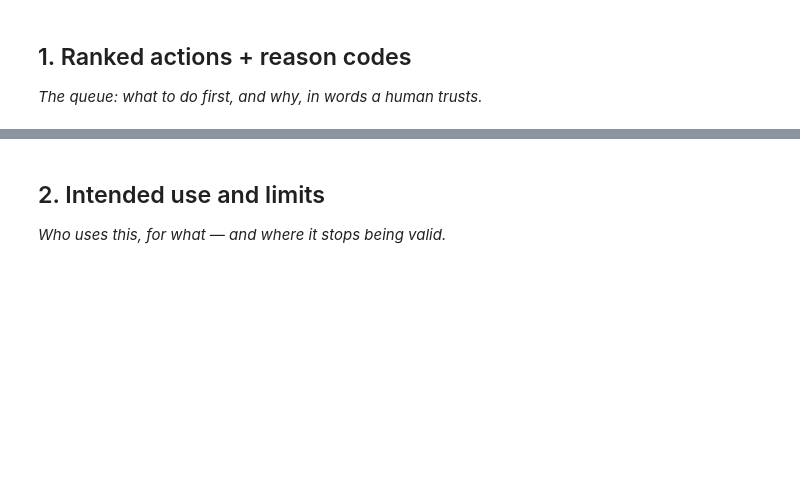
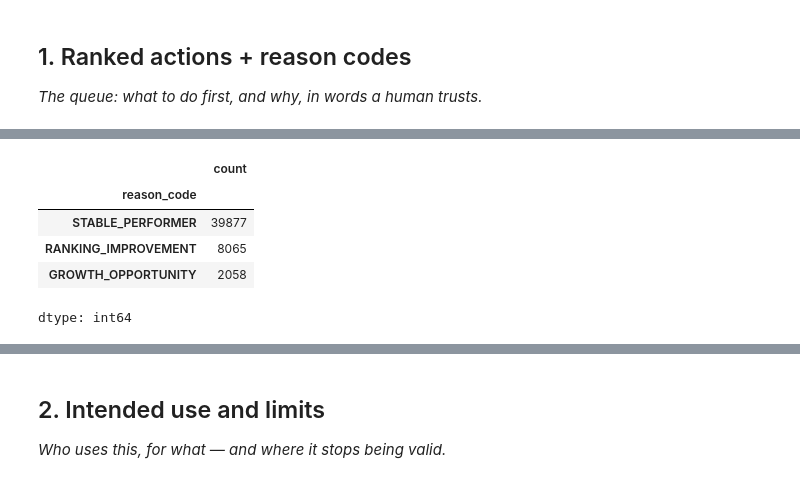
Before and after one commit to jawad66108/flyrank_ML_internship, a Jupyter notebook: work/notebooks/w07_action_playbook.ipynb, the cells around one changed output, grey strips where cells are left out. Cells and saved outputs as stored; diff of their text form; code cells hidden in the pictures; blank space fills up the shorter version.

```diff
--- a/work/notebooks/w07_action_playbook.ipynb
+++ b/work/notebooks/w07_action_playbook.ipynb
@@ -15,0 +103,41 @@ This skeleton is yours to fill. Work the sections **in order** — each one has
+# %%
+df["report_date"] = pd.to_datetime(df["report_date"])
+
+
+df["ctr"] = (
+    df["gsc_clicks"] /
+    (df["gsc_impressions"] + 1)
+)
+
+
+high_imp = df["gsc_impressions"].quantile(0.75)
+median_ctr = df["ctr"].median()
+median_imp = df["gsc_impressions"].median()
+
+
+df["reason_code"] = np.select(
+    [
+        (df["gsc_impressions"] > high_imp) &
+        (df["ctr"] < median_ctr),
+
+        df["gsc_sum_position"] > 10,
+
+        df["gsc_impressions"] > median_imp
+    ],
+    [
+        "HIGH_IMPRESSIONS_LOW_CTR",
+        "RANKING_IMPROVEMENT",
+        "GROWTH_OPPORTUNITY"
+    ],
+    default="STABLE_PERFORMER"
+)
+
+
+df["reason_code"].value_counts()
+# %% [output]
+|  | count |
+| reason_code |  |
+| STABLE_PERFORMER | 39877 |
+| RANKING_IMPROVEMENT | 8065 |
+| GROWTH_OPPORTUNITY | 2058 |
+dtype: int64
```
Also changed, not shown: parts of 18 cells of this notebook.
